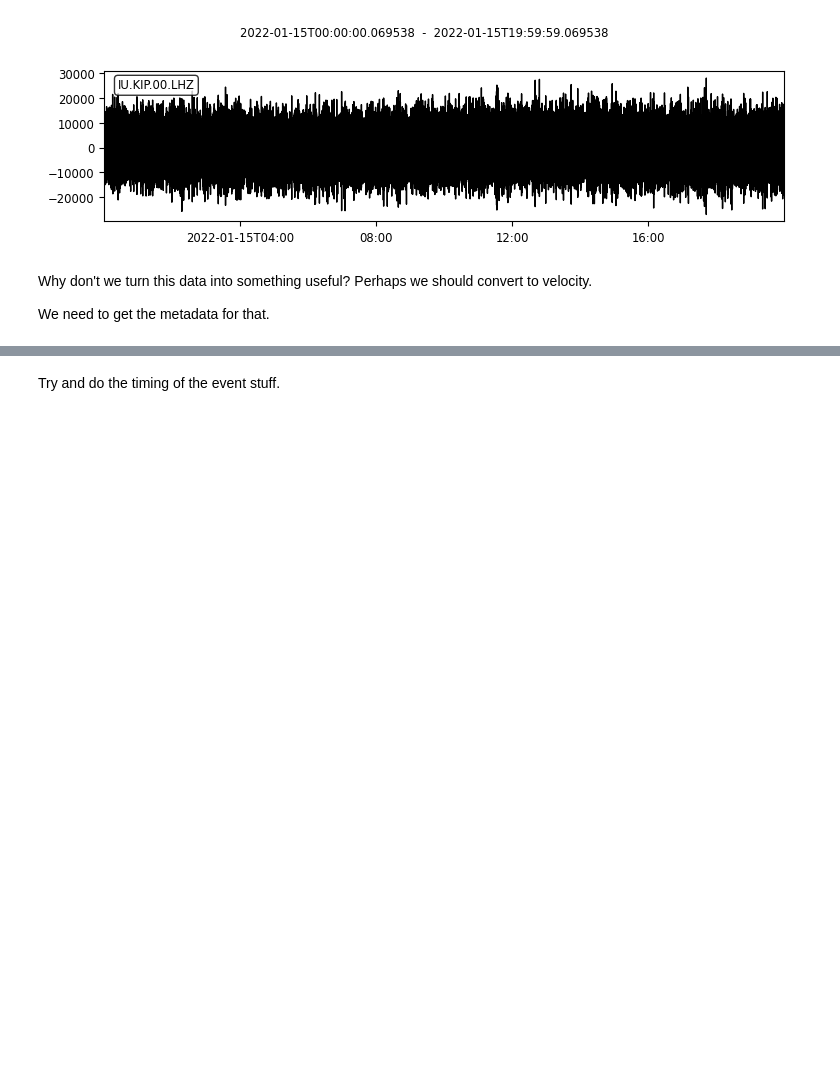
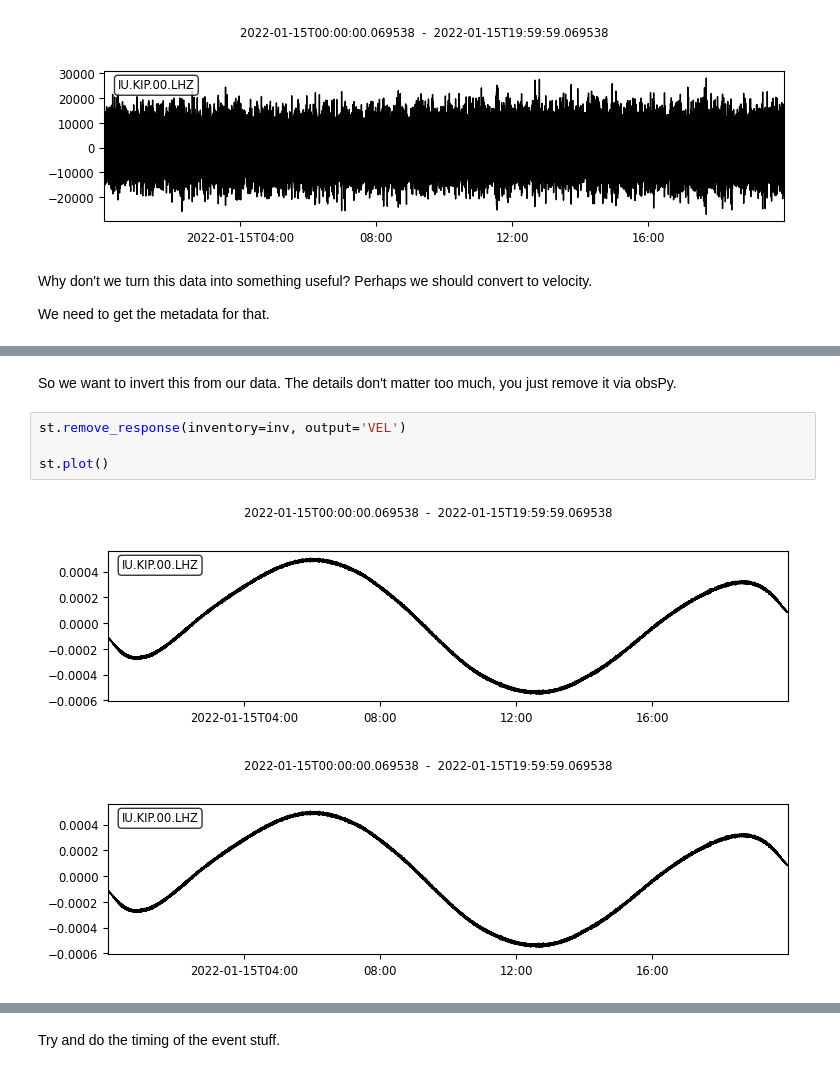
Before and after one commit to aringler-usgs/IRIS_2022, a Jupyter notebook: exercises.ipynb, the cells around one changed output, grey strips where cells are left out. Drawn from its saved outputs; the diff is of its cells as text; blank space fills up the shorter version.

```diff
--- a/exercises.ipynb
+++ b/exercises.ipynb
@@ -43,0 +94,9 @@ Apply a filter and look at the signal
+# %% [markdown]
+So we want to invert this from our data.  The details don't matter too much, you just remove it via obsPy.
+# %%
+st.remove_response(inventory=inv, output='VEL')
+
+st.plot()
+# %% [output]
+[figure, added]
+[figure, added]
```
Also changed, not shown: parts of 20 cells of this notebook.
